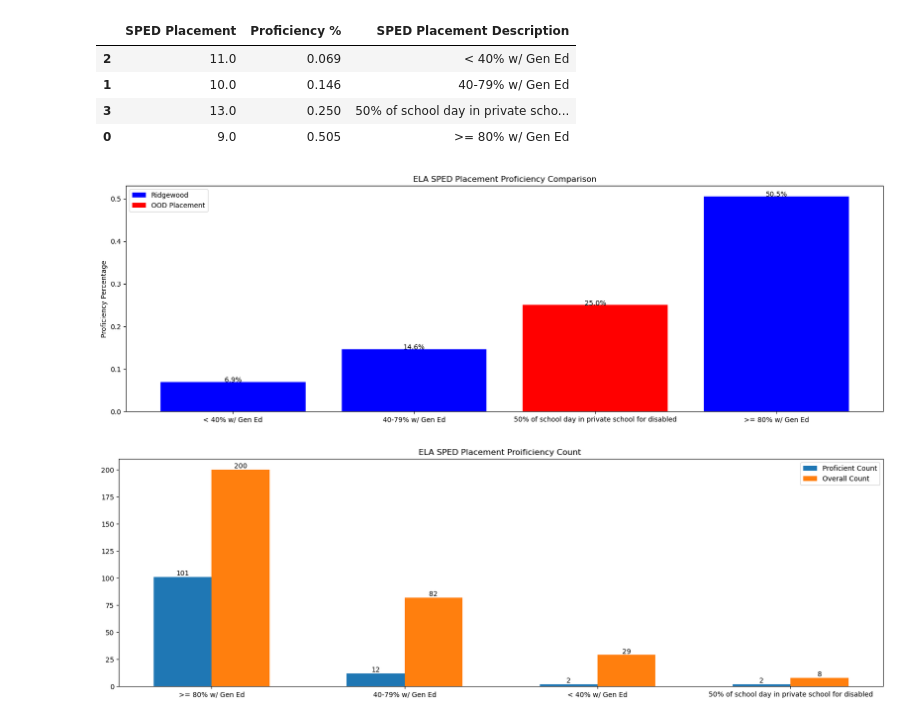
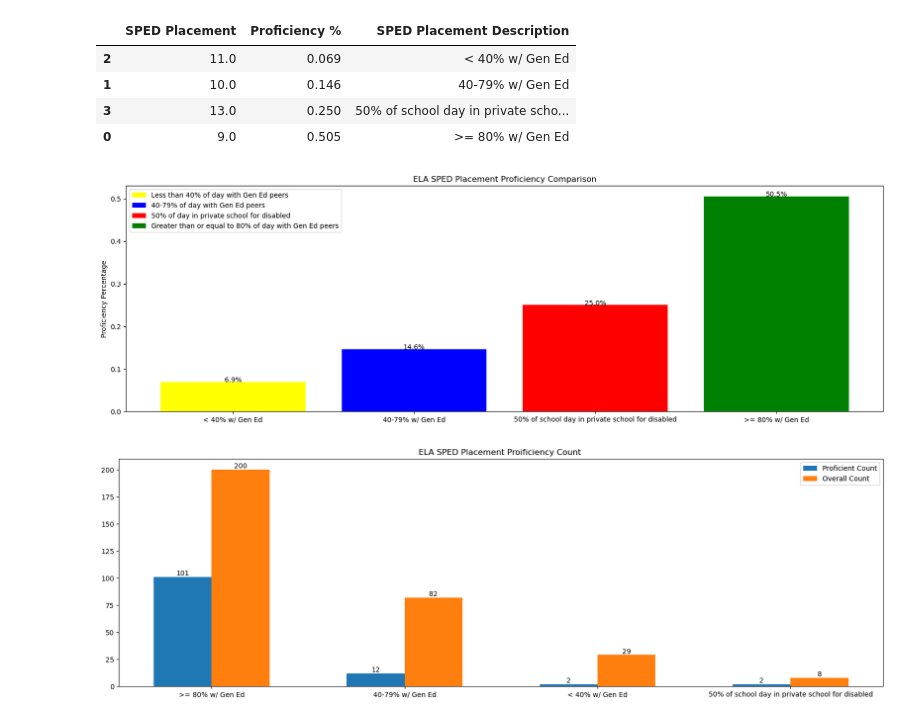
Before and after one commit to Scipio94/LEA-NJSLA-Spr-25-Analysis, a Jupyter notebook: NJSLA_Spr_25_ELA_Analysis_SPED.ipynb, the cells around one changed output. Drawn from its saved outputs; the diff is of its cells as text; code cells hidden in the pictures.

```diff
--- a/NJSLA_Spr_25_ELA_Analysis_SPED.ipynb
+++ b/NJSLA_Spr_25_ELA_Analysis_SPED.ipynb
@@ -370,25 +370,26 @@ sped_placement
 # %%
 # plotting results SPED placement proficiency results
 plt.figure(figsize = (20,6)) #--> creating figure
 
 # plotting figure
-plt.bar(x = 'SPED Placement Description', height = 'Proficiency %',data = sped_placement, color = ['blue','blue','red','blue'],
-        label = ['Ridgewood','Ridgewood','OOD Placement','Ridgewood'])
+plt.bar(x = 'SPED Placement Description', height = 'Proficiency %',data = sped_placement, color = ['yellow','blue','red','green'],
+        label = ['Less than 40% of day with Gen Ed peers','40-79% of day with Gen Ed peers','50% of day in private school for disabled',
+                 'Greater than or equal to 80% of day with Gen Ed peers'])
 # plt.text(1,.4,'Students in 50% of school day in private school for disabled are OOD placments ')
 
 #labeling
 plt.title(f"{subject} SPED Placement Proficiency Comparison") #--> title
-plt.legend(labels = ['_Ridgewood','Ridgewood','OOD Placement']) #--> an underscore in front the label means it will be excluded
+plt.legend() #--> an underscore in front the label means it will be excluded
 
 # adding proficiency percentages
 for i,v in enumerate(sped_placement['Proficiency %']):
     plt.text(i,v,f"{v:.1%}", ha = 'center')
 
 plt.ylabel('Proficiency Percentage') #--> y-axis label
 
 plt.show()
 # %% [output]
-[figure, old version]
+[figure, new version]
 # %%
 # creating grouped bar chart
 labels = ovr_ct['SPED Placement Description'].to_list() #--> labels
```
Also changed, not shown: 1 other file.
